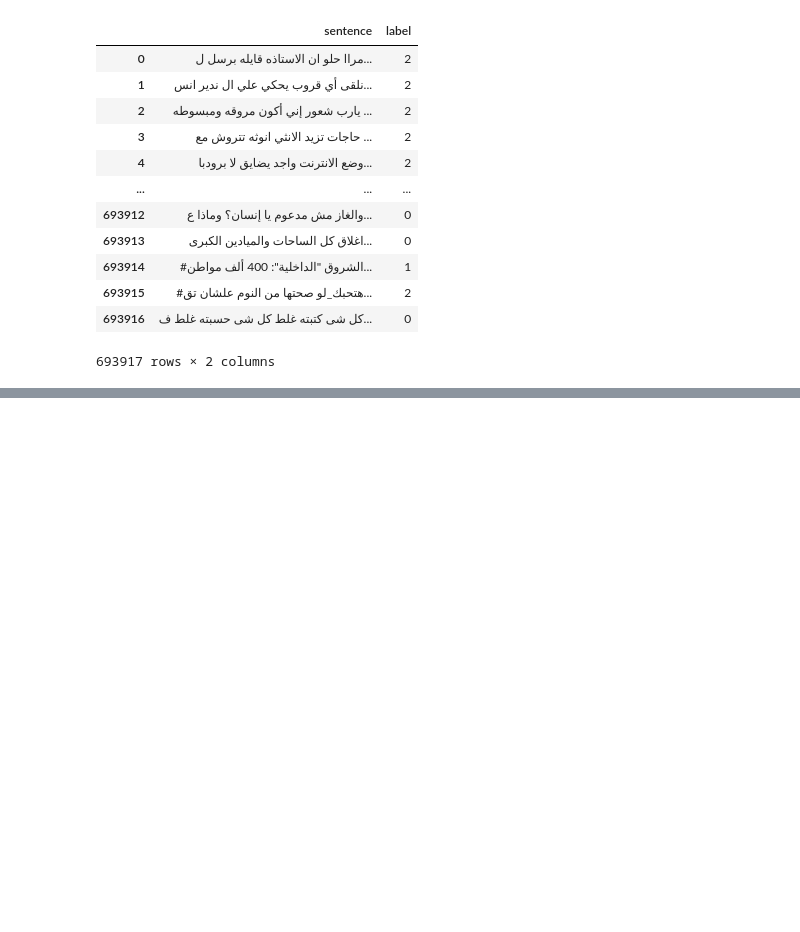
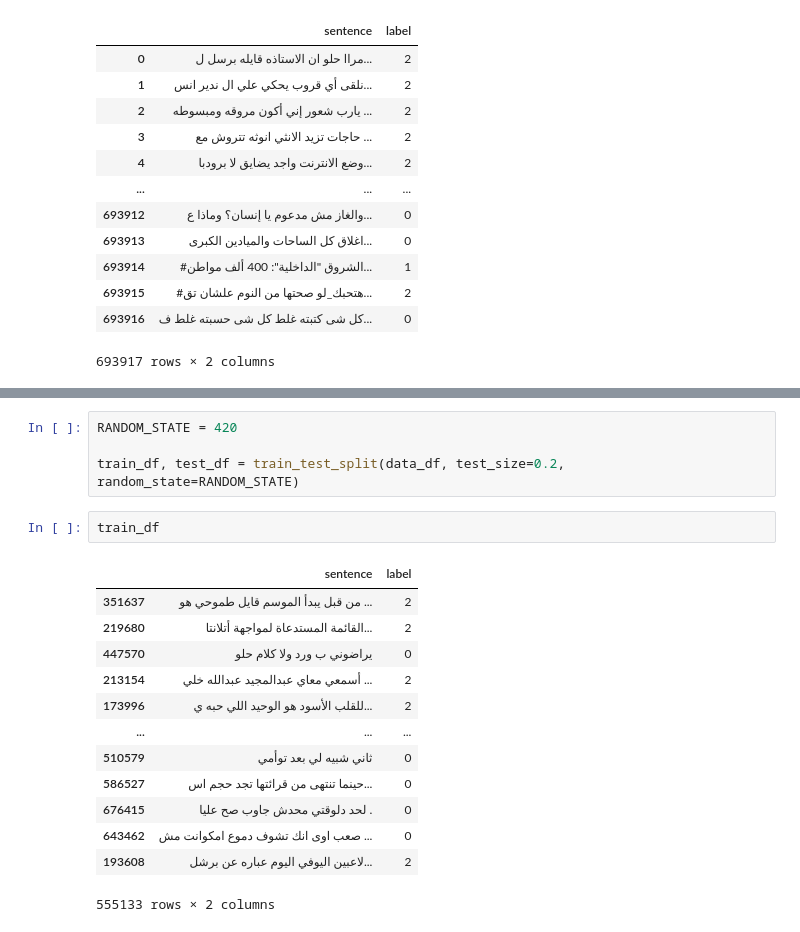
Before and after one commit to tamerthamoqa/psut-nlp-project, a Jupyter notebook: Task3_Training_Sentiment_Analysis_BERT_Model.ipynb, the cells around one changed output, grey strips where cells are left out. Drawn from its saved outputs; the diff is of its cells as text; blank space fills up the shorter version.

```diff
--- a/Task3_Training_Sentiment_Analysis_BERT_Model.ipynb
+++ b/Task3_Training_Sentiment_Analysis_BERT_Model.ipynb
@@ -636,0 +787,20 @@ data_df
+# %%
+RANDOM_STATE = 420
+
+train_df, test_df = train_test_split(data_df, test_size=0.2, random_state=RANDOM_STATE)
+# %%
+train_df
+# %% [output]
+|  | sentence | label |
+| 351637 | من قبل يبدأ الموسم قايل طموحي هو ... | 2 |
+| 219680 | القائمة المستدعاة لمواجهة أتلانتا... | 2 |
+| 447570 | يراضوني ب ورد ولا كلام حلو | 0 |
+| 213154 | أسمعي معاي عبدالمجيد عبدالله خلي ... | 2 |
+| 173996 | للقلب الأسود هو الوحيد اللي حبه ي... | 2 |
+| ... | ... | ... |
+| 510579 | ثاني شبيه لي بعد توأمي | 0 |
+| 586527 | حينما تنتهى من قرائتها تجد حجم اس... | 0 |
+| 676415 | لحد دلوقتي محدش جاوب صح عليا . | 0 |
+| 643462 | صعب اوى انك تشوف دموع امكوانت مش ... | 0 |
+| 193608 | لاعبين اليوفي اليوم عباره عن برشل... | 2 |
+555133 rows × 2 columns
```
Also changed, not shown: parts of 70 cells of this notebook.
